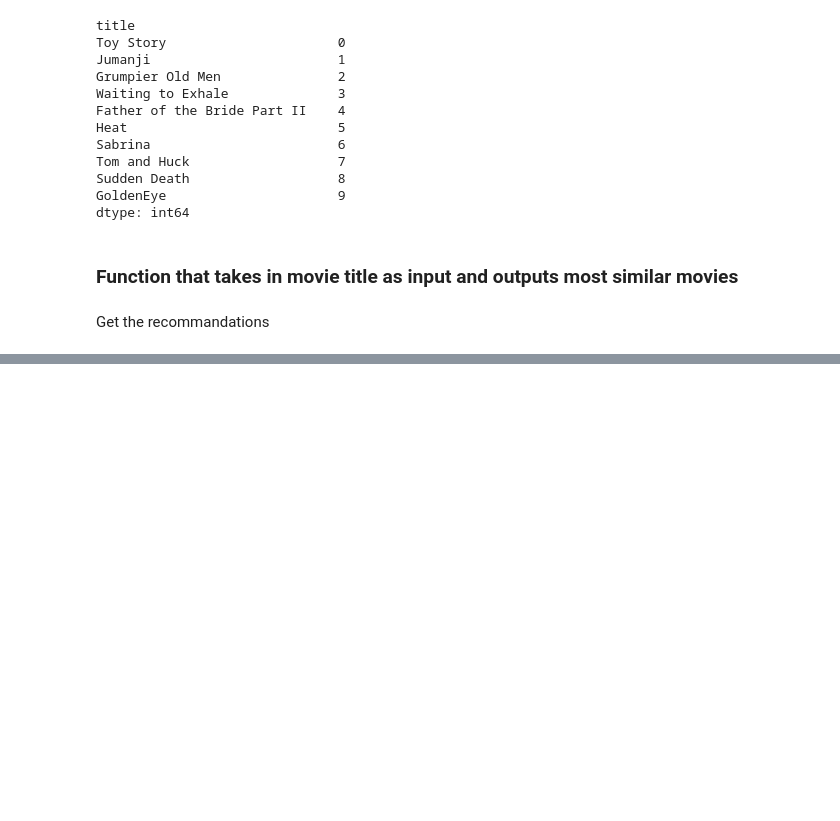
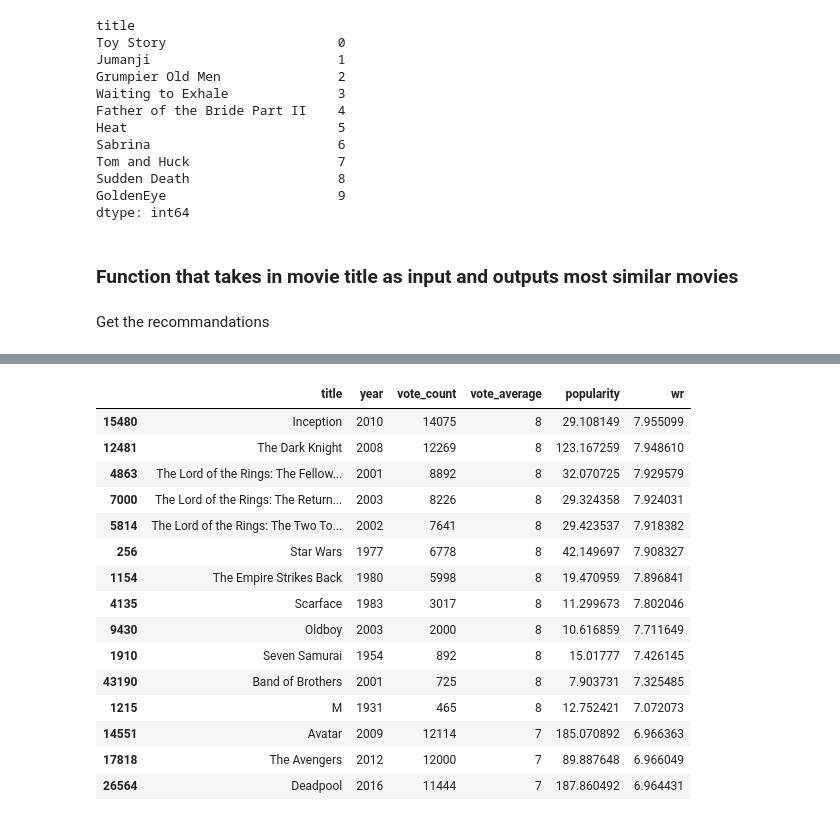
Before and after one commit to Applied-Machine-Learning-2022/final-project-team1-morgan, a Jupyter notebook: Movie_Recommandation_Systems.ipynb, the cells around one changed output, grey strips where cells are left out. Cells and saved outputs as stored; diff of their text form; code cells hidden in the pictures; blank space fills up the shorter version.

```diff
--- a/Movie_Recommandation_Systems.ipynb
+++ b/Movie_Recommandation_Systems.ipynb
@@ -356,0 +386,43 @@ credits
+# %%
+qualified['wr'] = qualified.apply(weighted_rating, axis=1)
+# %%
+qualified = qualified.sort_values('wr', ascending=False).head(250)
+# %%
+s = movie.apply(lambda x: pd.Series(x['genres']),axis=1).stack().reset_index(level=1, drop=True)
+s.name = 'genre'
+gen_movie = movie.drop('genres', axis=1).join(s)
+# %%
+def build_chart(genre, percentile=0.85):
+    df = gen_movie[gen_movie['genre'] == genre]
+    vote_counts = df[df['vote_count'].notnull()]['vote_count'].astype('int')
+    vote_averages = df[df['vote_average'].notnull()]['vote_average'].astype('int')
+    C = vote_averages.mean()
+    m = vote_counts.quantile(percentile)
+
+    qualified = df[(df['vote_count'] >= m) & (df['vote_count'].notnull()) & (df['vote_average'].notnull())][['title', 'year', 'vote_count', 'vote_average', 'popularity']]
+    qualified['vote_count'] = qualified['vote_count'].astype('int')
+    qualified['vote_average'] = qualified['vote_average'].astype('int')
+
+    qualified['wr'] = qualified.apply(lambda x: (x['vote_count']/(x['vote_count']+m) * x['vote_average']) + (m/(m+x['vote_count']) * C), axis=1)
+    qualified = qualified.sort_values('wr', ascending=False).head(250)
+
+    return qualified
+# %%
+build_chart('Action').head(15)
+# %% [output]
+|  | title | year | vote_count | vote_average | popularity | wr |
+| 15480 | Inception | 2010 | 14075 | 8 | 29.108149 | 7.955099 |
+| 12481 | The Dark Knight | 2008 | 12269 | 8 | 123.167259 | 7.948610 |
+| 4863 | The Lord of the Rings: The Fellow... | 2001 | 8892 | 8 | 32.070725 | 7.929579 |
+| 7000 | The Lord of the Rings: The Return... | 2003 | 8226 | 8 | 29.324358 | 7.924031 |
+| 5814 | The Lord of the Rings: The Two To... | 2002 | 7641 | 8 | 29.423537 | 7.918382 |
+| 256 | Star Wars | 1977 | 6778 | 8 | 42.149697 | 7.908327 |
+| 1154 | The Empire Strikes Back | 1980 | 5998 | 8 | 19.470959 | 7.896841 |
+| 4135 | Scarface | 1983 | 3017 | 8 | 11.299673 | 7.802046 |
+| 9430 | Oldboy | 2003 | 2000 | 8 | 10.616859 | 7.711649 |
+| 1910 | Seven Samurai | 1954 | 892 | 8 | 15.01777 | 7.426145 |
+| 43190 | Band of Brothers | 2001 | 725 | 8 | 7.903731 | 7.325485 |
+| 1215 | M | 1931 | 465 | 8 | 12.752421 | 7.072073 |
+| 14551 | Avatar | 2009 | 12114 | 7 | 185.070892 | 6.966363 |
+| 17818 | The Avengers | 2012 | 12000 | 7 | 89.887648 | 6.966049 |
+| 26564 | Deadpool | 2016 | 11444 | 7 | 187.860492 | 6.964431 |
```
Also changed, not shown: parts of 18 cells of this notebook.
